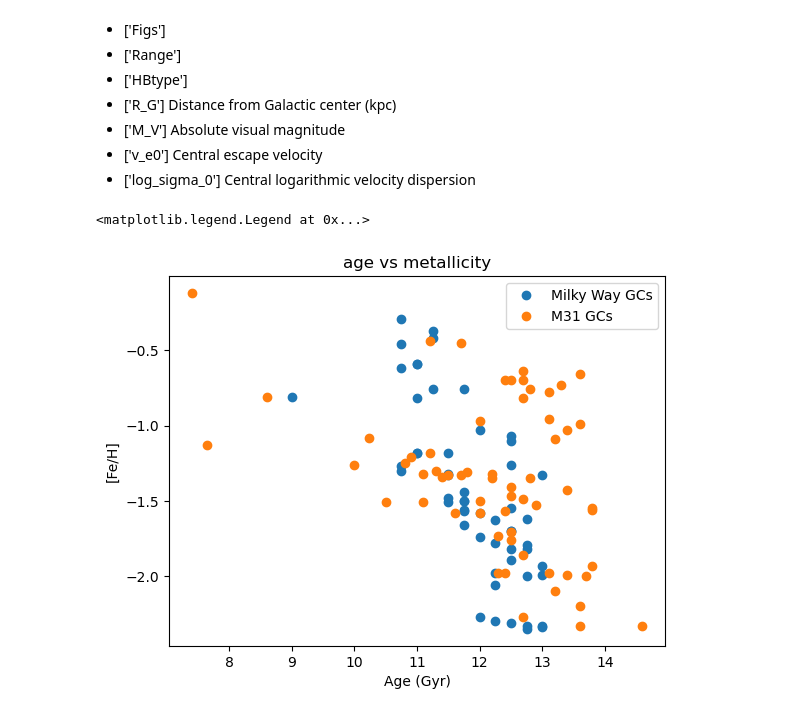
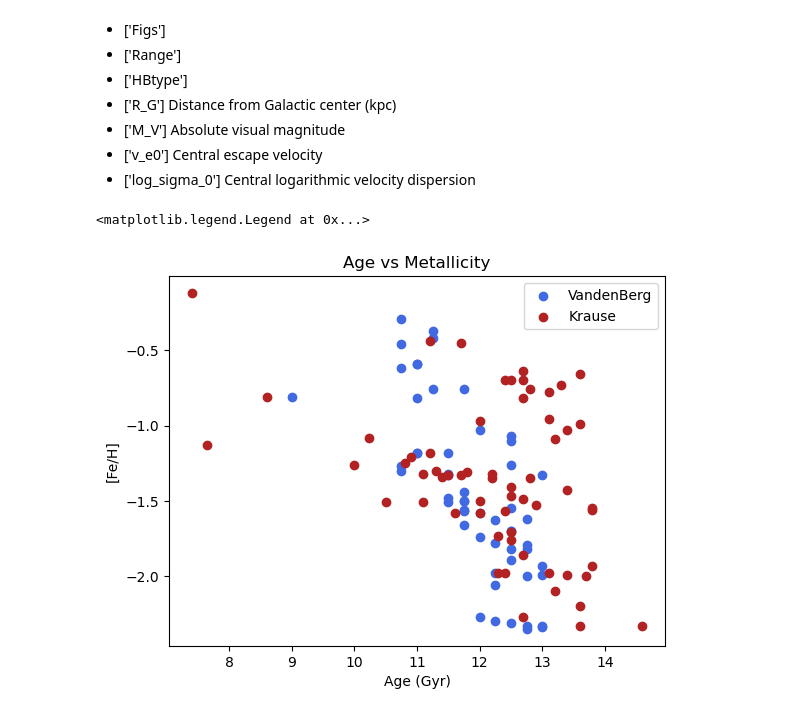
Before and after one commit to sleepdepr1ved/PHYS3116_Team, a Jupyter notebook: 3116.ipynb, the cells around one changed output. Saved outputs shown, nothing was run; the diff lists cells and outputs as text; code cells hidden in the pictures.

```diff
--- a/3116.ipynb
+++ b/3116.ipynb
@@ -76,5 +77,8 @@ krause.head()
 | 3 | GC | NGC1261 | Caldwell87 | 3.41 | 5.50 | 0.62 | 10.24 | -1.08 |
 | 4 | GC | NGC1851 | Dunlop508 | 5.51 | 3.05 | 1.81 | 7.64 | -1.13 |
 # %%
+vandenberg.rename(columns={'#NGC': 'Object'}, inplace=True) # rename column to 'Object' to match other dataframes
+vandenberg['Object'] = vandenberg['Object'].astype(str) # make sure object column is string type
+vandenberg['Object'] = 'NGC' + vandenberg['Object'] # add NGC to the start of each object
 vandenberg.head()
 # %% [output]
@@ -150,14 +181,14 @@ age = np.array(vandenberg['Age'])
 R_gc = np.array(harris_p1['R_gc'])
 # %%
 # Plot the data
-plt.plot(age, fe_h, 'o', label='Milky Way GCs')
-plt.plot(krause['Age'], krause['FeH'], 'o', label='M31 GCs')
+plt.scatter(age, fe_h, marker='o', c='royalblue', label='VandenBerg')
+plt.scatter(krause['Age'], krause['FeH'], marker='o', c='firebrick', label='Krause')
 
 # Label the data
 plt.title('Age vs Metallicity')
 plt.xlabel('Age (Gyr)')
 plt.ylabel('[Fe/H]')
 plt.legend()
 # %% [output]
 <matplotlib.legend.Legend at 0x...>
-[figure, old version]
+[figure, new version]
```
Also changed, not shown: parts of 7 cells of this notebook.
